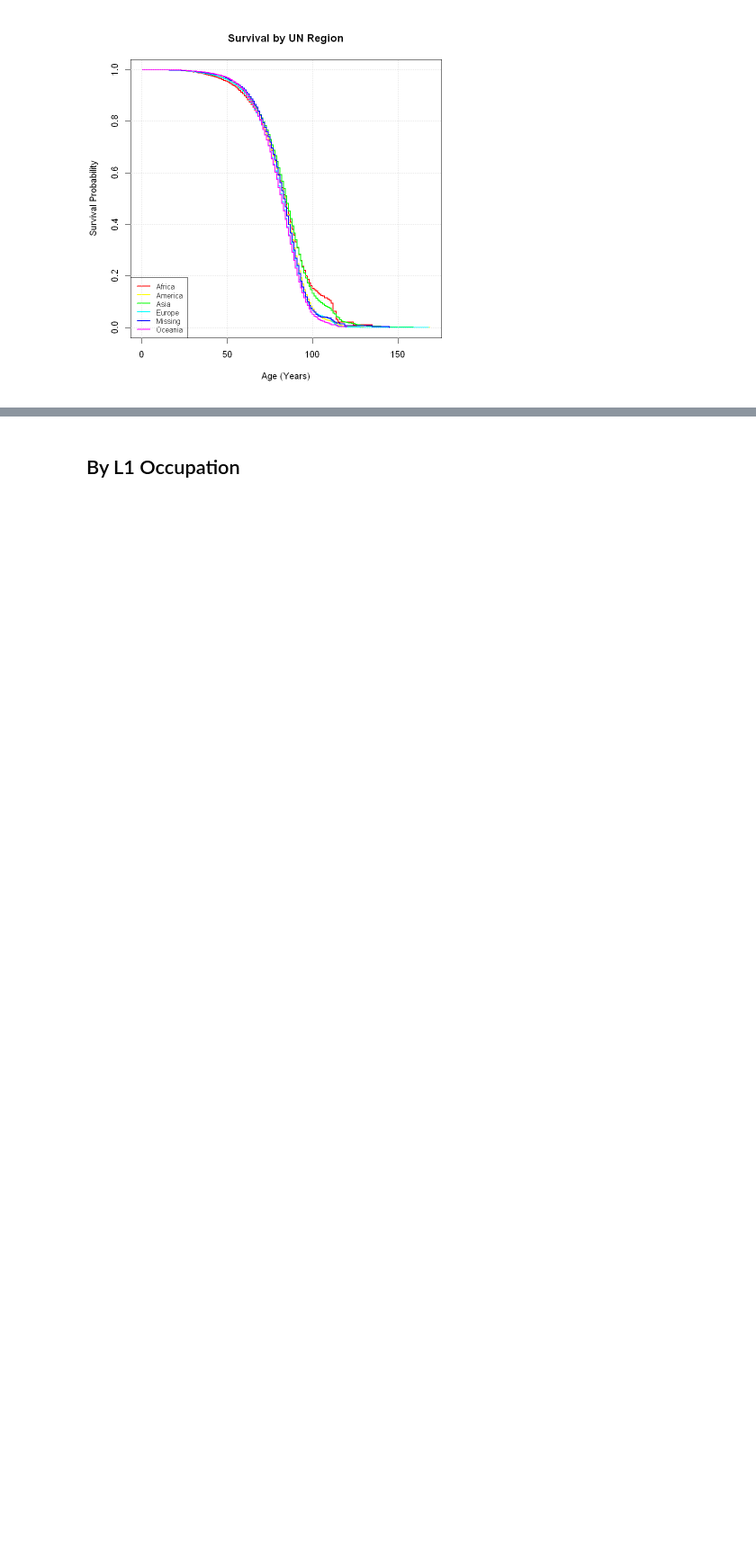
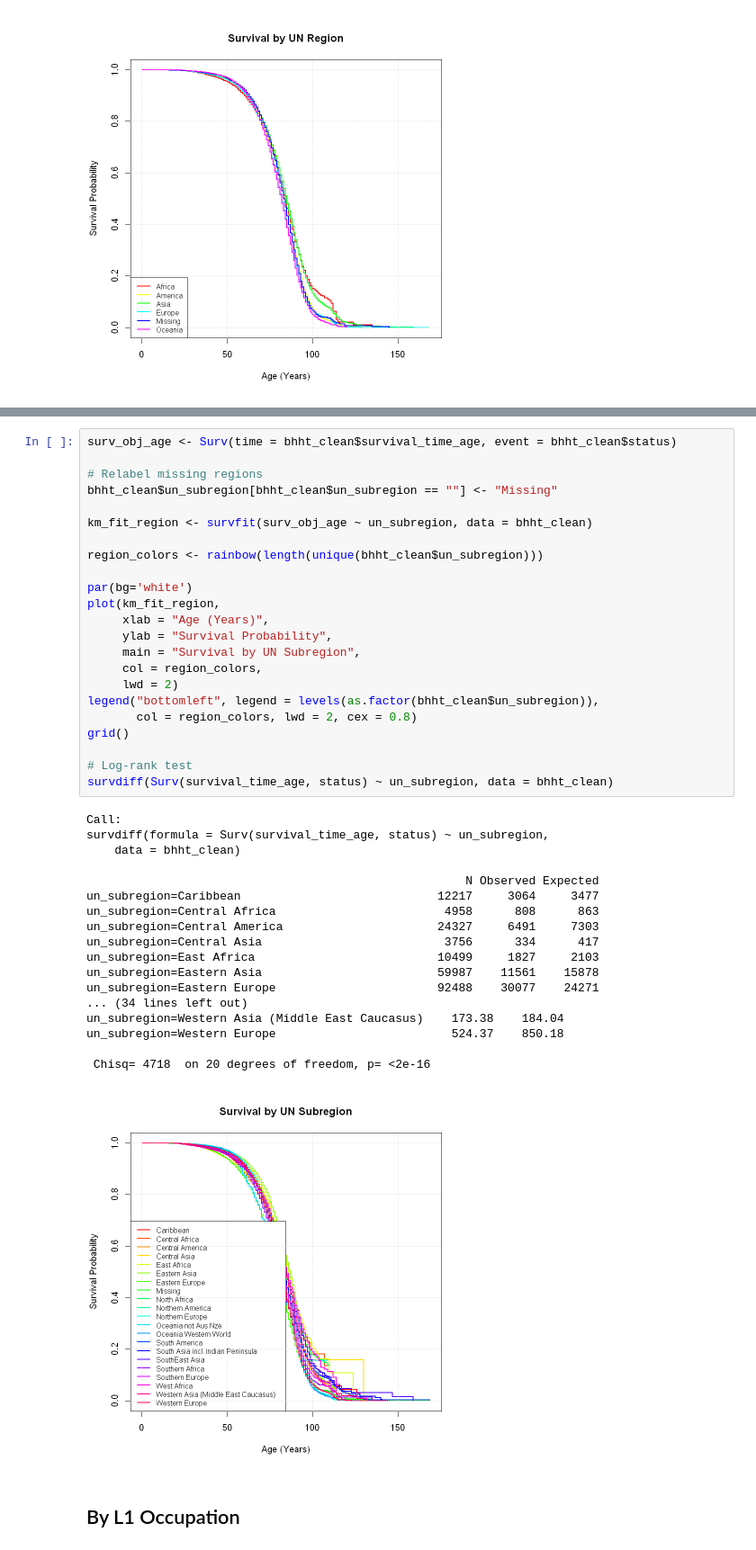
Before and after one commit to jacknuge28/504_survival_analysis, a Jupyter notebook: jack_eda.ipynb, the cells around one changed output, grey strips where cells are left out. Shown: that part at 90% size. Saved outputs shown, nothing was run; the diff lists cells and outputs as text; blank space fills up the shorter version.

```diff
--- a/jack_eda.ipynb
+++ b/jack_eda.ipynb
@@ -289,3 +308,45 @@ un_region=Oceania  67990    26748    25165      99.6     108.1
+# %%
+surv_obj_age <- Surv(time = bhht_clean$survival_time_age, event = bhht_clean$status)
+
+# Relabel missing regions
+bhht_clean$un_subregion[bhht_clean$un_subregion == ""] <- "Missing"
+
+km_fit_region <- survfit(surv_obj_age ~ un_subregion, data = bhht_clean)
+
+region_colors <- rainbow(length(unique(bhht_clean$un_subregion)))
+
+par(bg='white')
+plot(km_fit_region,
+     xlab = "Age (Years)",
+     ylab = "Survival Probability",
+     main = "Survival by UN Subregion",
+     col = region_colors,
+     lwd = 2)
+legend("bottomleft", legend = levels(as.factor(bhht_clean$un_subregion)),
+       col = region_colors, lwd = 2, cex = 0.8)
+grid()
+
+# Log-rank test
+survdiff(Surv(survival_time_age, status) ~ un_subregion, data = bhht_clean)
+# %% [output]
+Call:
+survdiff(formula = Surv(survival_time_age, status) ~ un_subregion,
+    data = bhht_clean)
+
+                                                      N Observed Expected
+un_subregion=Caribbean                            12217     3064     3477
+un_subregion=Central Africa                        4958      808      863
+un_subregion=Central America                      24327     6491     7303
+un_subregion=Central Asia                          3756      334      417
+un_subregion=East Africa                          10499     1827     2103
+un_subregion=Eastern Asia                         59987    11561    15878
+un_subregion=Eastern Europe                       92488    30077    24271
+... (34 lines left out)
+un_subregion=Western Asia (Middle East Caucasus)    173.38    184.04
+un_subregion=Western Europe                         524.37    850.18
+
+ Chisq= 4718  on 20 degrees of freedom, p= <2e-16
+[figure, added]
 # %% [markdown]
 ## By L1 Occupation
 # %%
```
Also changed, not shown: parts of 5 cells of this notebook, 10 other files.
